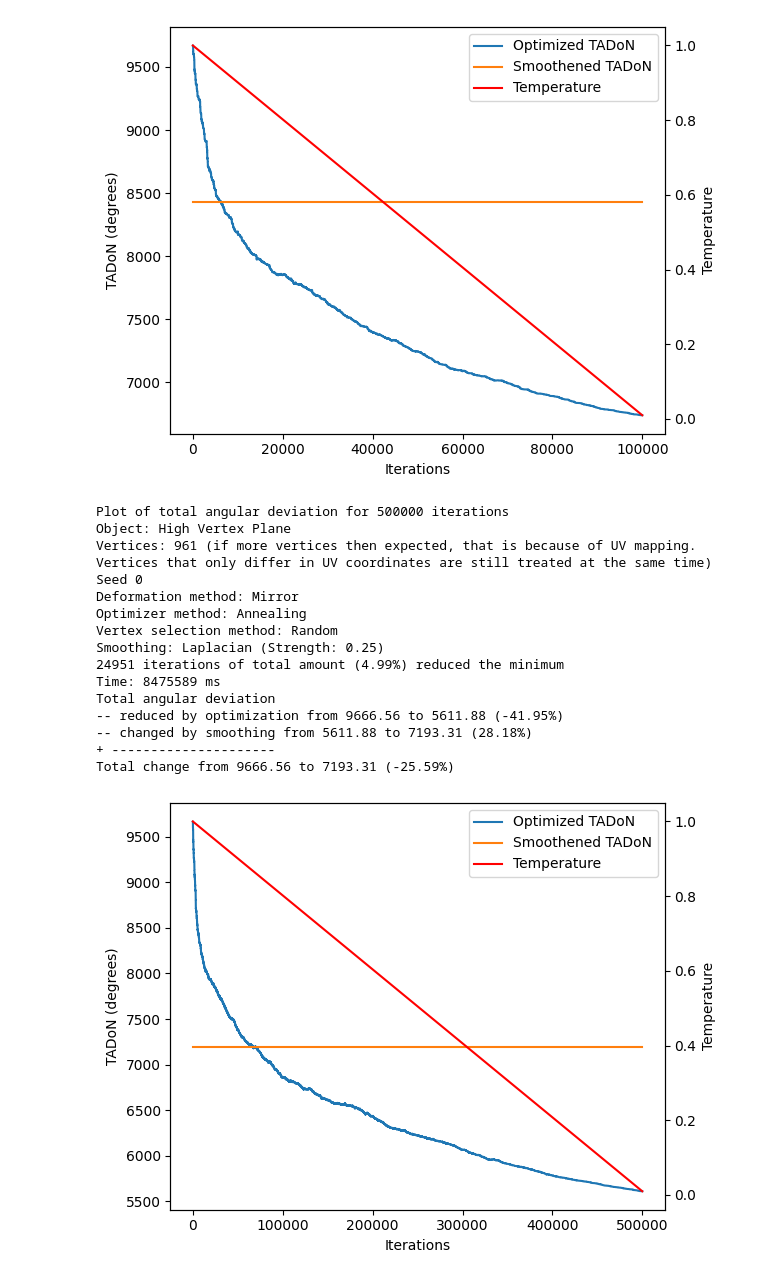
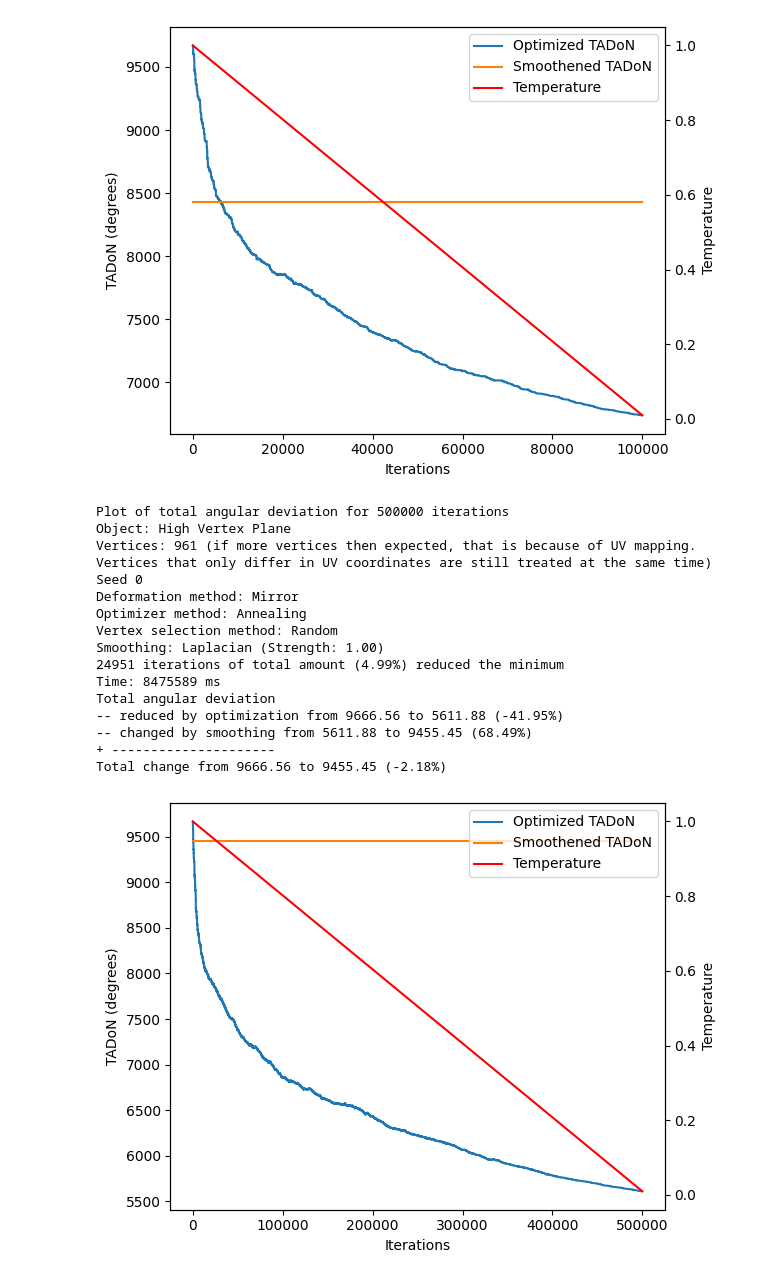
Before and after one commit to tomcouperus/Anamorphic-Sculptures-with-Shading, a Jupyter notebook: plotDeviations.ipynb, the cells around one changed output. Drawn from its saved outputs; the diff is of its cells as text; code cells hidden in the pictures.

```diff
--- a/plotDeviations.ipynb
+++ b/plotDeviations.ipynb
@@ -102,22 +102,22 @@ Total angular deviation
 Total change from 9666.56 to 8428.99 (-12.80%)
 [figure]
 # %%
-graph_json_annealing("High_Vertex_Plane_Mirror_500000-Annealing_-0.10_to_0.10_temp_1.00_to_0.01_Laplacian_at_0.25.json")
+graph_json_annealing("High_Vertex_Plane_Mirror_500000-Annealing_-0.10_to_0.10_temp_1.00_to_0.01_Laplacian_at_1.00.json")
 # %% [output]
 Plot of total angular deviation for 500000 iterations
 Object: High Vertex Plane
 Vertices: 961 (if more vertices then expected, that is because of UV mapping. Vertices that only differ in UV coordinates are still treated at the same time)
 Seed 0
 Deformation method: Mirror
 Optimizer method: Annealing
 Vertex selection method: Random
-Smoothing: Laplacian (Strength: 0.25)
+Smoothing: Laplacian (Strength: 1.00)
 24951 iterations of total amount (4.99%) reduced the minimum
 Time: 8475589 ms
 Total angular deviation
 -- reduced by optimization from 9666.56 to 5611.88 (-41.95%)
--- changed by smoothing from 5611.88 to 7193.31 (28.18%)
+-- changed by smoothing from 5611.88 to 9455.45 (68.49%)
 + ---------------------
-Total change from 9666.56 to 7193.31 (-25.59%)
+Total change from 9666.56 to 9455.45 (-2.18%)
-[figure, old version]
+[figure, new version]
 # %%
```
Also changed, not shown: parts of 2 cells of this notebook, 21 other files.
